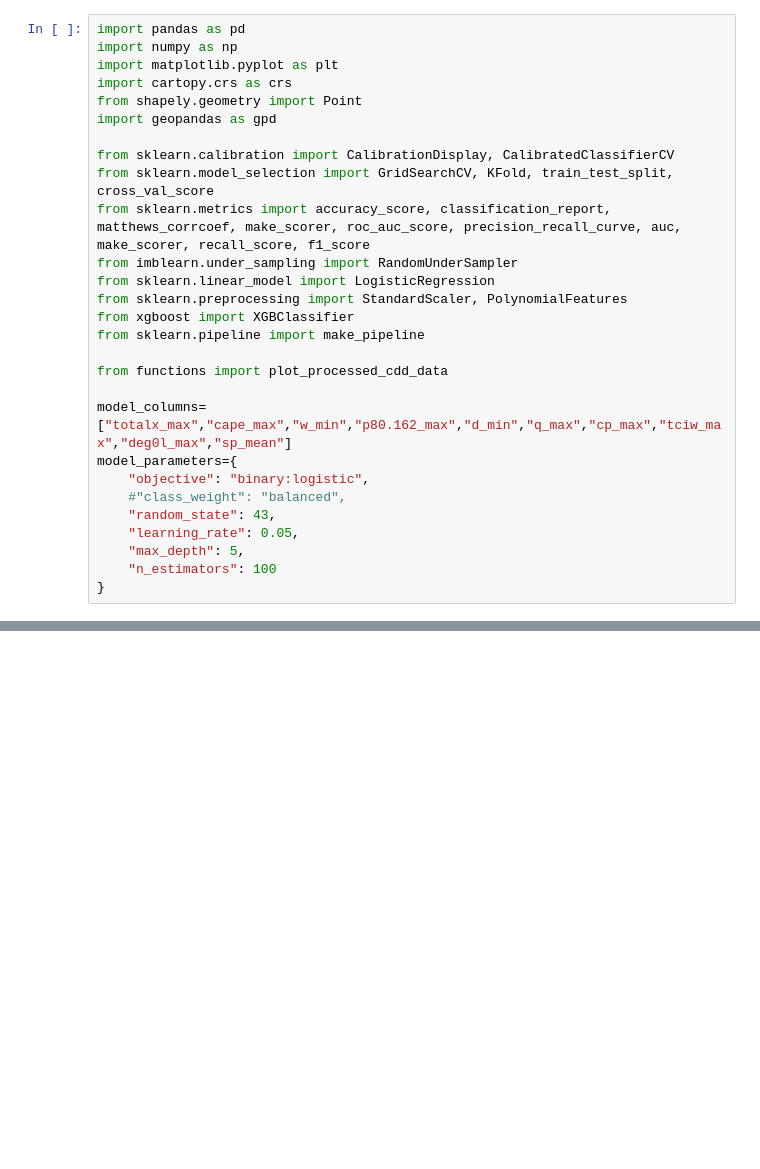
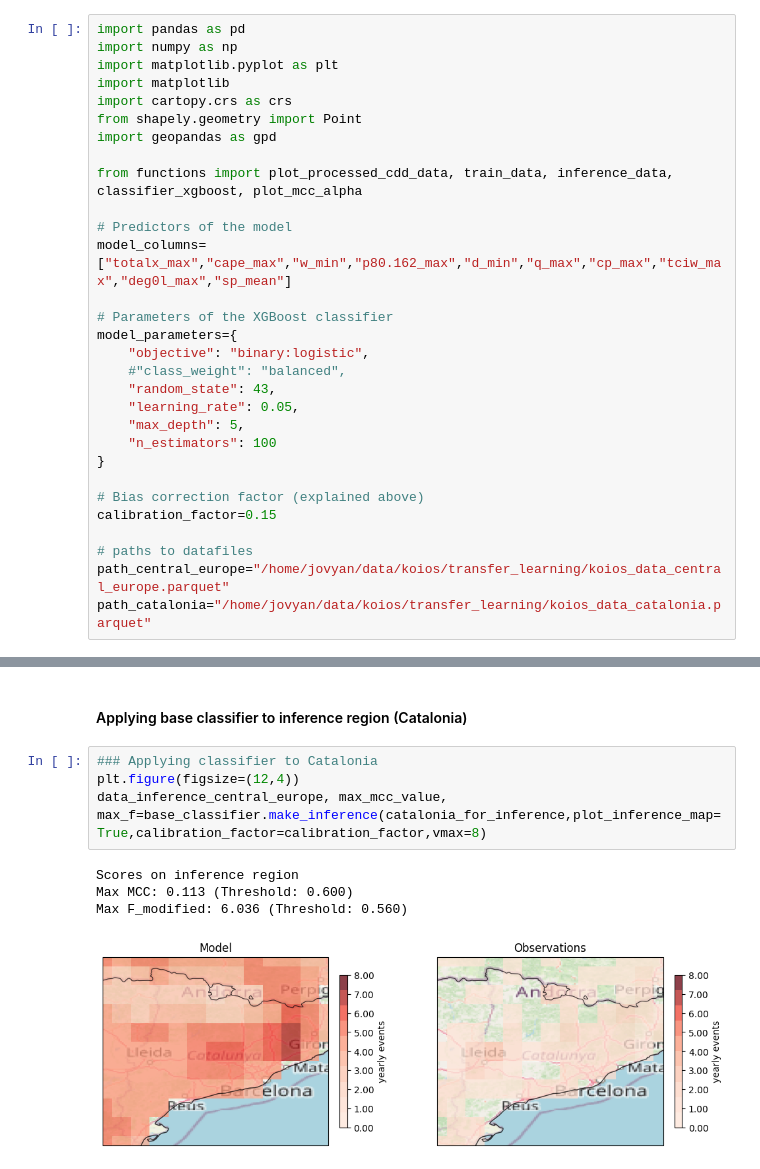
Before and after one commit to albertosanma/KOIOS, a Jupyter notebook: dev/transfer_learning_europe/koios_transfer_learning.ipynb, the cells around one changed output, grey strips where cells are left out. Drawn from its saved outputs; the diff is of its cells as text; blank space fills up the shorter version.

```diff
--- a/dev/transfer_learning_europe/koios_transfer_learning.ipynb
+++ b/dev/transfer_learning_europe/koios_transfer_learning.ipynb
@@ -2,22 +35,17 @@
 import pandas as pd
 import numpy as np
 import matplotlib.pyplot as plt
+import matplotlib
 import cartopy.crs as crs
 from shapely.geometry import Point
 import geopandas as gpd
 
-from sklearn.calibration import CalibrationDisplay, CalibratedClassifierCV
-from sklearn.model_selection import GridSearchCV, KFold, train_test_split, cross_val_score
-from sklearn.metrics import accuracy_score, classification_report, matthews_corrcoef, make_scorer, roc_auc_score, precision_recall_curve, auc, make_scorer, recall_score, f1_score
-from imblearn.under_sampling import RandomUnderSampler
-from sklearn.linear_model import LogisticRegression
-from sklearn.preprocessing import StandardScaler, PolynomialFeatures
-from xgboost import XGBClassifier
-from sklearn.pipeline import make_pipeline
+from functions import plot_processed_cdd_data, train_data, inference_data, classifier_xgboost, plot_mcc_alpha
 
-from functions import plot_processed_cdd_data
+# Predictors of the model
+model_columns=["totalx_max","cape_max","w_min","p80.162_max","d_min","q_max","cp_max","tciw_max","deg0l_max","sp_mean"]
 
-model_columns=["totalx_max","cape_max","w_min","p80.162_max","d_min","q_max","cp_max","tciw_max","deg0l_max","sp_mean"]
+# Parameters of the XGBoost classifier
 model_parameters={
     "objective": "binary:logistic",
     #"class_weight": "balanced",
@@ -26,3 +54,10 @@ model_parameters={
     "max_depth": 5,
     "n_estimators": 100
 }
+
+# Bias correction factor (explained above)
+calibration_factor=0.15
+
+# paths to datafiles
+path_central_europe="/home/jovyan/data/koios/transfer_learning/koios_data_central_europe.parquet"
+path_catalonia="/home/jovyan/data/koios/transfer_learning/koios_data_catalonia.parquet"
@@ -329,0 +102,11 @@ Max F_modified: 16.767 (Threshold: 0.700)
+# %% [markdown]
+#### Applying base classifier to inference region (Catalonia)
+# %%
+### Applying classifier to Catalonia
+plt.figure(figsize=(12,4))
+data_inference_central_europe, max_mcc_value, max_f=base_classifier.make_inference(catalonia_for_inference,plot_inference_map=True,calibration_factor=calibration_factor,vmax=8)
+# %% [output]
+Scores on inference region
+Max MCC: 0.113 (Threshold: 0.600)
+Max F_modified: 6.036 (Threshold: 0.560)
+[figure, added]
```
Also changed, not shown: parts of 23 cells of this notebook, 5 other files.
